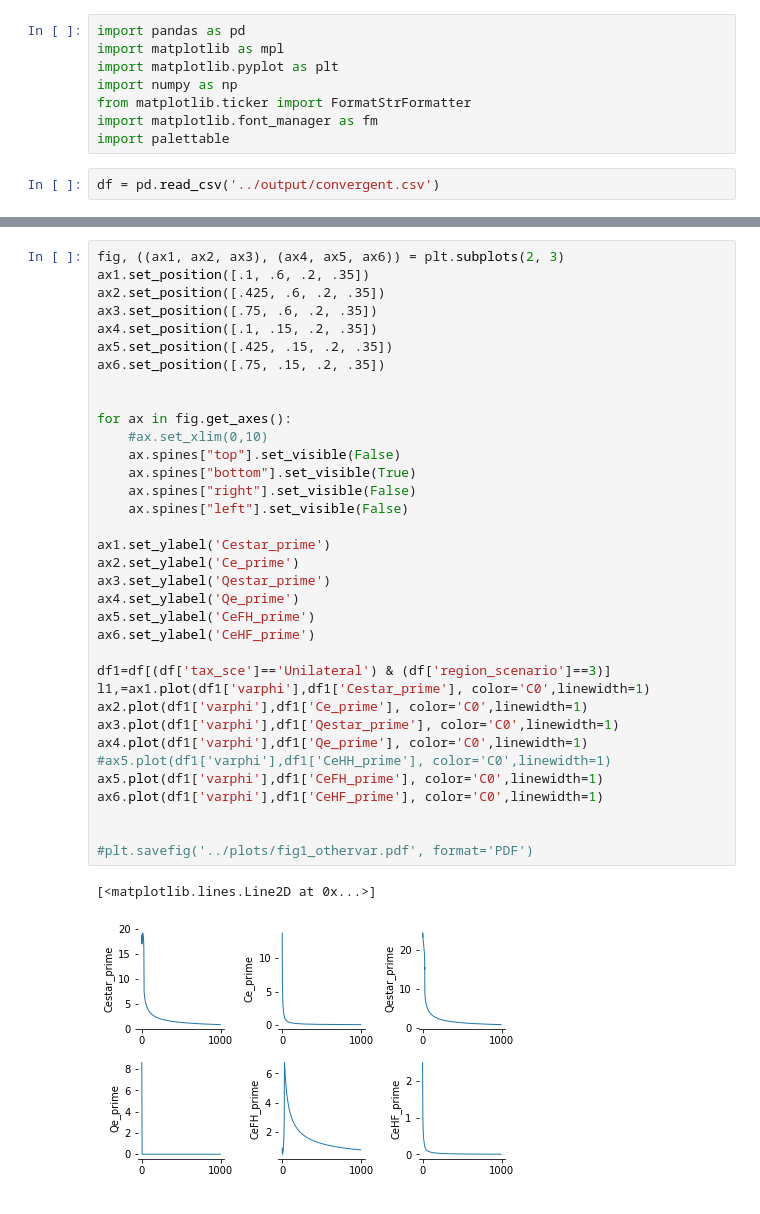
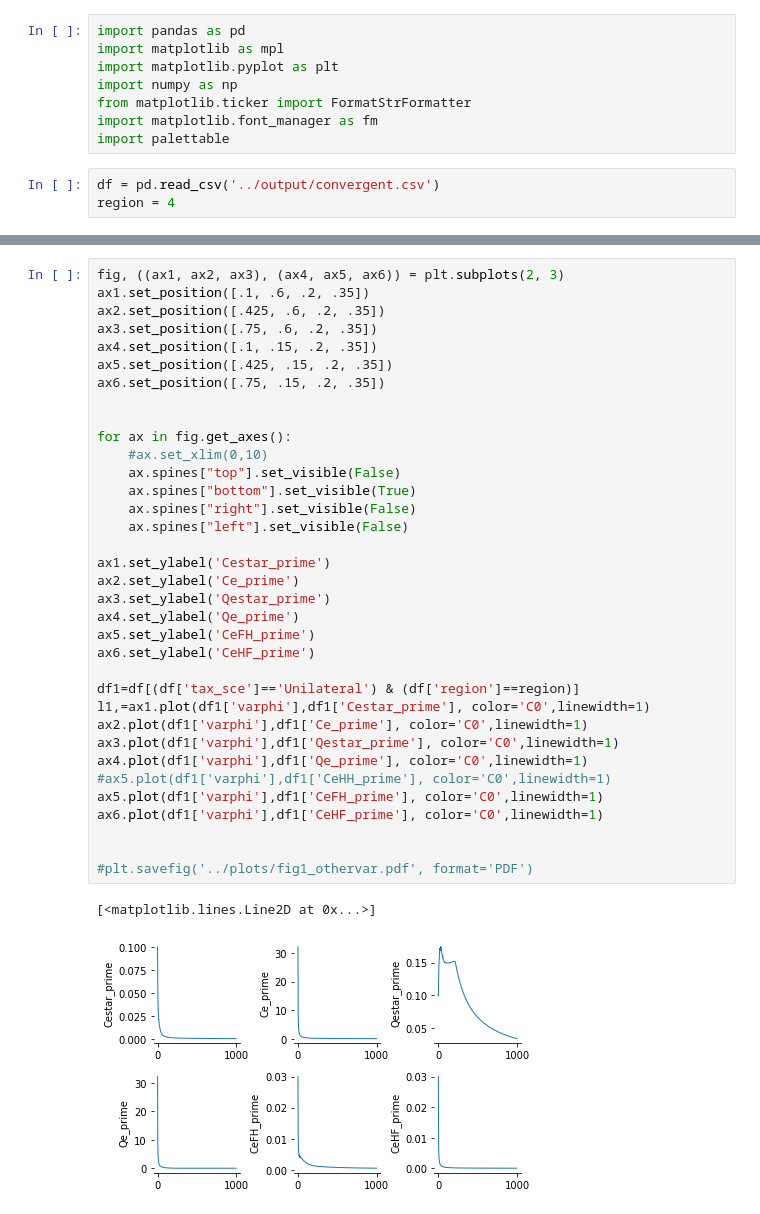
Before and after one commit to VoliCrank/Optimal-Unilateral-Carbon-Policy, a Jupyter notebook: Data/codes/plots.ipynb, the cells around one changed output, grey strips where cells are left out. Cells and saved outputs as stored; diff of their text form.

Commit message:
add more home scenarios

```diff
--- a/Data/codes/plots.ipynb
+++ b/Data/codes/plots.ipynb
@@ -8,6 +8,7 @@ import matplotlib.font_manager as fm
 import palettable
 # %%
 df = pd.read_csv('../output/convergent.csv')
+region = 4
 # %%
 df
 # %% [output]
@@ -123,35 +124,35 @@ ax4.set_position([.1, .15, .2, .35])
 ax5.set_position([.425, .15, .2, .35])
 ax6.set_position([.75, .15, .2, .35])
 
 
 for ax in fig.get_axes():
     #ax.set_xlim(0,10)
     ax.spines["top"].set_visible(False)
     ax.spines["bottom"].set_visible(True)
     ax.spines["right"].set_visible(False)
     ax.spines["left"].set_visible(False)
 
 ax1.set_ylabel('Cestar_prime')
 ax2.set_ylabel('Ce_prime')
 ax3.set_ylabel('Qestar_prime')
 ax4.set_ylabel('Qe_prime')
 ax5.set_ylabel('CeFH_prime')
 ax6.set_ylabel('CeHF_prime')
 
-df1=df[(df['tax_sce']=='Unilateral') & (df['region_scenario']==3)]
+df1=df[(df['tax_sce']=='Unilateral') & (df['region']==region)]
 l1,=ax1.plot(df1['varphi'],df1['Cestar_prime'], color='C0',linewidth=1)
 ax2.plot(df1['varphi'],df1['Ce_prime'], color='C0',linewidth=1)
 ax3.plot(df1['varphi'],df1['Qestar_prime'], color='C0',linewidth=1)
 ax4.plot(df1['varphi'],df1['Qe_prime'], color='C0',linewidth=1)
 #ax5.plot(df1['varphi'],df1['CeHH_prime'], color='C0',linewidth=1)
 ax5.plot(df1['varphi'],df1['CeFH_prime'], color='C0',linewidth=1)
 ax6.plot(df1['varphi'],df1['CeHF_prime'], color='C0',linewidth=1)
 
 
 #plt.savefig('../plots/fig1_othervar.pdf', format='PDF')
 # %% [output]
 [<matplotlib.lines.Line2D at 0x...>]
-[figure, old version]
+[figure, new version]
 # %%
 plt.plot(df1['varphi'],df1['pe'], color='C0',linewidth=1)
 # %% [output]
```
Also changed, not shown: parts of 7 cells of this notebook, 5 other files.
